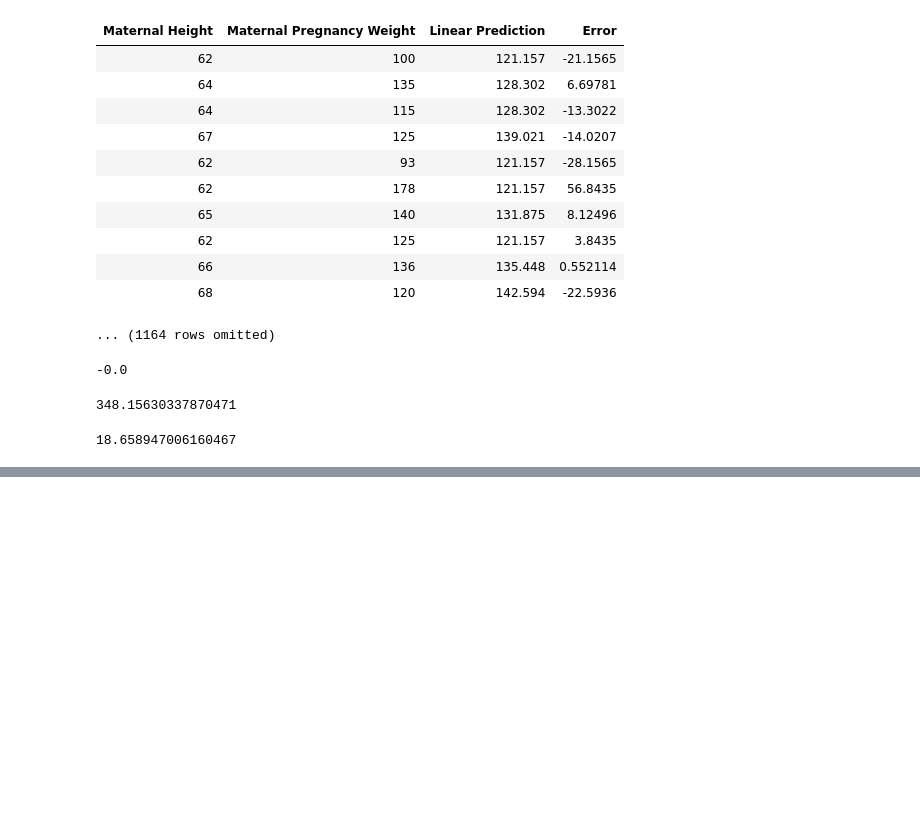
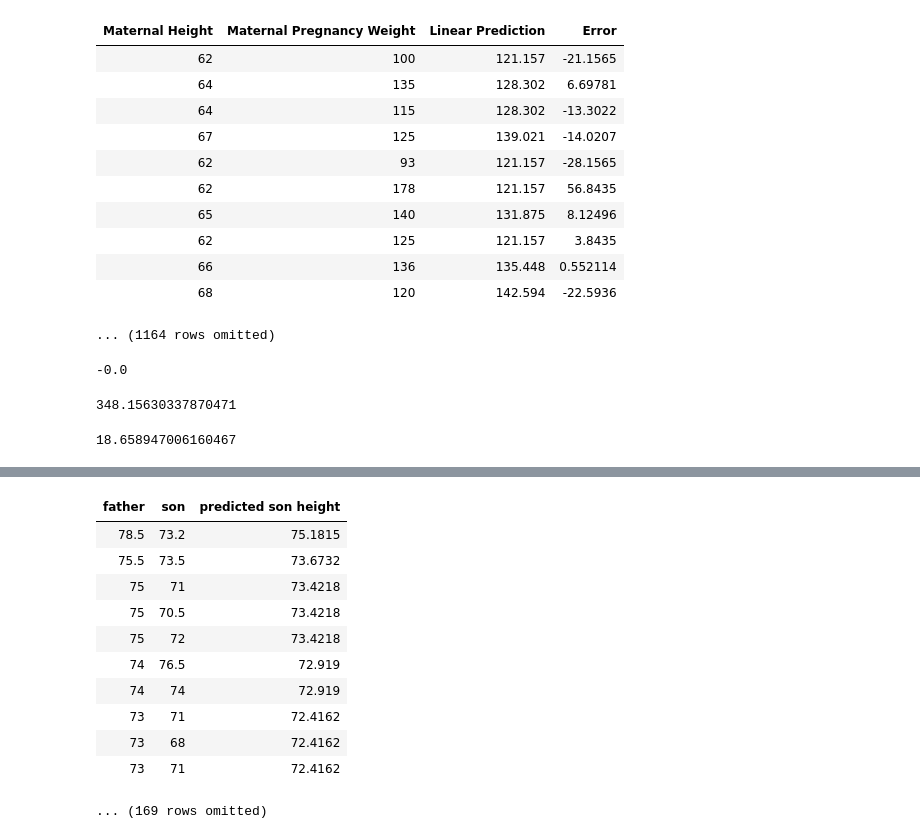
Before and after one commit to lawtonsclass/s26-code-from-class, a Jupyter notebook: data8/ch15.ipynb, the cells around one changed output, grey strips where cells are left out. Drawn from its saved outputs; the diff is of its cells as text; code cells hidden in the pictures; blank space fills up the shorter version.

```diff
--- a/data8/ch15.ipynb
+++ b/data8/ch15.ipynb
@@ -754,0 +775,19 @@ rmse
+# %%
+m = slope(sons_heights, 'father', 'son')
+b = intercept(sons_heights, 'father', 'son')
+predictions = m*sons_heights.column('father') + b
+sons_heights = sons_heights.with_column('predicted son height', predictions)
+sons_heights
+# %% [output]
+| father | son | predicted son height |
+| 78.5 | 73.2 | 75.1815 |
+| 75.5 | 73.5 | 73.6732 |
+| 75 | 71 | 73.4218 |
+| 75 | 70.5 | 73.4218 |
+| 75 | 72 | 73.4218 |
+| 74 | 76.5 | 72.919 |
+| 74 | 74 | 72.919 |
+| 73 | 71 | 72.4162 |
+| 73 | 68 | 72.4162 |
+| 73 | 71 | 72.4162 |
+... (169 rows omitted)
```
Also changed, not shown: parts of 8 cells of this notebook.
